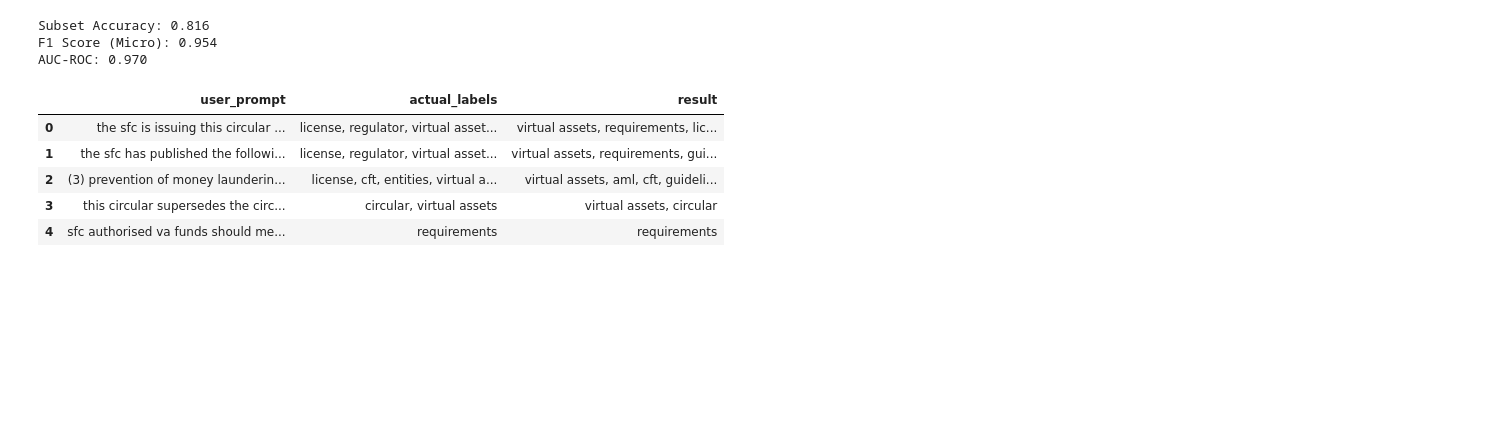
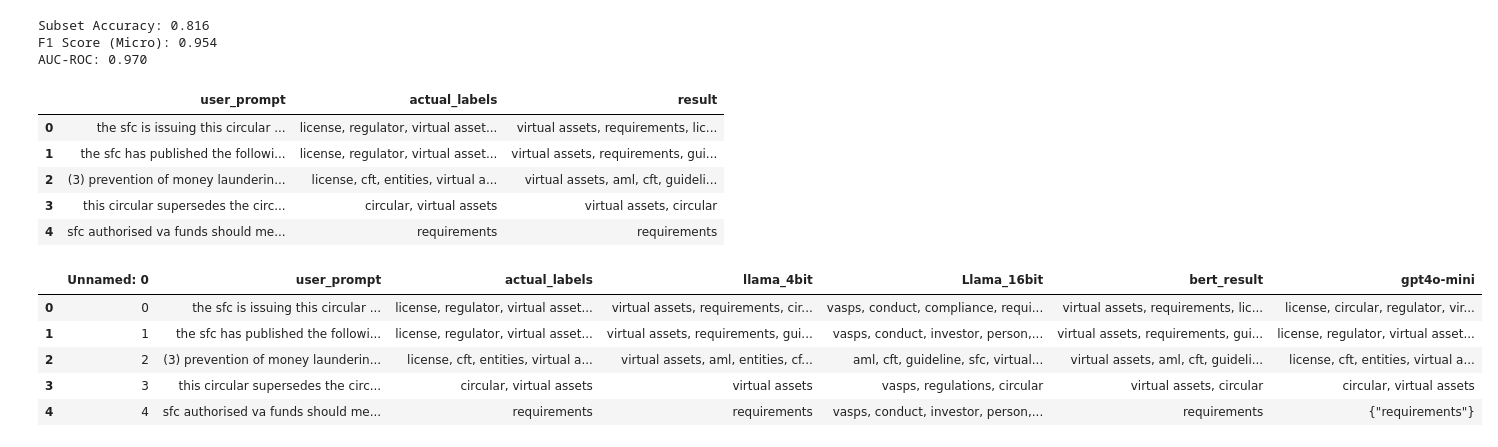
Before and after one commit to AnshTanwar/Machine-Learning-Notebooks, a Jupyter notebook: finetune-bert-3-inference.ipynb, the cells around one changed output. Drawn from its saved outputs; the diff is of its cells as text; code cells hidden in the pictures; blank space fills up the shorter version.

Commit message:
Kaggle Notebook | Finetune_bert_3_inference | Version 4

```diff
--- a/finetune-bert-3-inference.ipynb
+++ b/finetune-bert-3-inference.ipynb
@@ -283,0 +282,11 @@ df_compare.to_csv("df_compare_bert.csv")
+# %%
+df = pd.read_csv("/kaggle/input/df-compare-all-models/df_compare_all_models.csv")
+# %%
+df.head()
+# %% [output]
+|  | Unnamed: 0 | user_prompt | actual_labels | llama_4bit | Llama_16bit | bert_result | gpt4o-mini |
+| 0 | 0 | the sfc is issuing this circular ... | license, regulator, virtual asset... | virtual assets, requirements, cir... | vasps, conduct, compliance, requi... | virtual assets, requirements, lic... | license, circular, regulator, vir... |
+| 1 | 1 | the sfc has published the followi... | license, regulator, virtual asset... | virtual assets, requirements, gui... | vasps, conduct, investor, person,... | virtual assets, requirements, gui... | license, regulator, virtual asset... |
+| 2 | 2 | (3) prevention of money launderin... | license, cft, entities, virtual a... | virtual assets, aml, entities, cf... | aml, cft, guideline, sfc, virtual... | virtual assets, aml, cft, guideli... | license, cft, entities, virtual a... |
+| 3 | 3 | this circular supersedes the circ... | circular, virtual assets | virtual assets | vasps, regulations, circular | virtual assets, circular | circular, virtual assets |
+| 4 | 4 | sfc authorised va funds should me... | requirements | requirements | vasps, conduct, investor, person,... | requirements | {"requirements"} |
```
Also changed, not shown: parts of 5 cells of this notebook.
